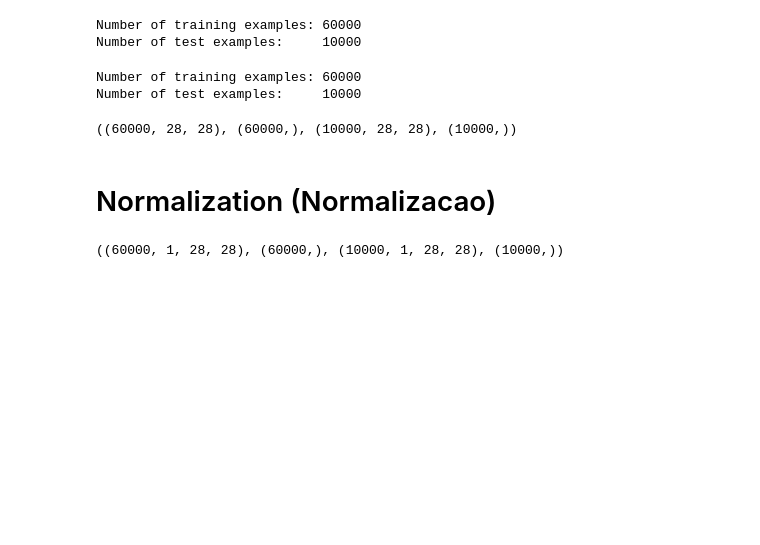
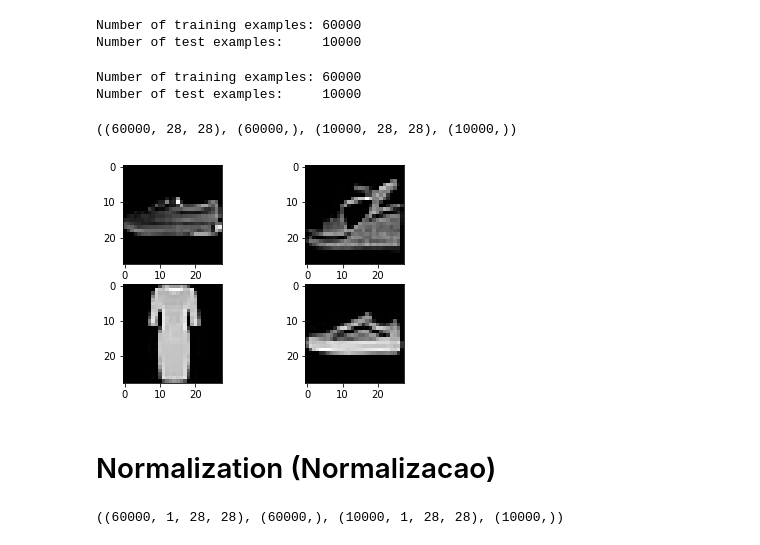
Before and after one commit to marcelounb/tensorflow_udacity, a Jupyter notebook: 02_fashion_mnist_CNNs_my_way.ipynb, the cells around one changed output. Cells and saved outputs as stored; diff of their text form; code cells hidden in the pictures; blank space fills up the shorter version.

```diff
--- a/02_fashion_mnist_CNNs_my_way.ipynb
+++ b/02_fashion_mnist_CNNs_my_way.ipynb
@@ -67,6 +55,20 @@ X_train.shape, y_train.shape ,X_test.shape, y_test.shape
 Number of training examples: 60000
 Number of test examples:     10000
 ((60000, 28, 28), (60000,), (10000, 28, 28), (10000,))
+# %%
+# plot 4 images as gray scale
+plt.subplot(221)
+plt.imshow(X_train[randrange(0, len(X_train))], cmap=plt.get_cmap( 'gray' ))
+plt.subplot(222)
+plt.imshow(X_train[randrange(0, len(X_train))], cmap=plt.get_cmap( 'gray' ))
+plt.subplot(223)
+plt.imshow(X_train[randrange(0, len(X_train))], cmap=plt.get_cmap( 'gray' ))
+plt.subplot(224)
+plt.imshow(X_train[randrange(0, len(X_train))], cmap=plt.get_cmap( 'gray' ))
+# show the plot
+plt.show()
+# %% [output]
+[figure, added]
 # %% [markdown]
 # Normalization (Normalizacao)
 # %%
```
Also changed, not shown: parts of 11 cells of this notebook.
